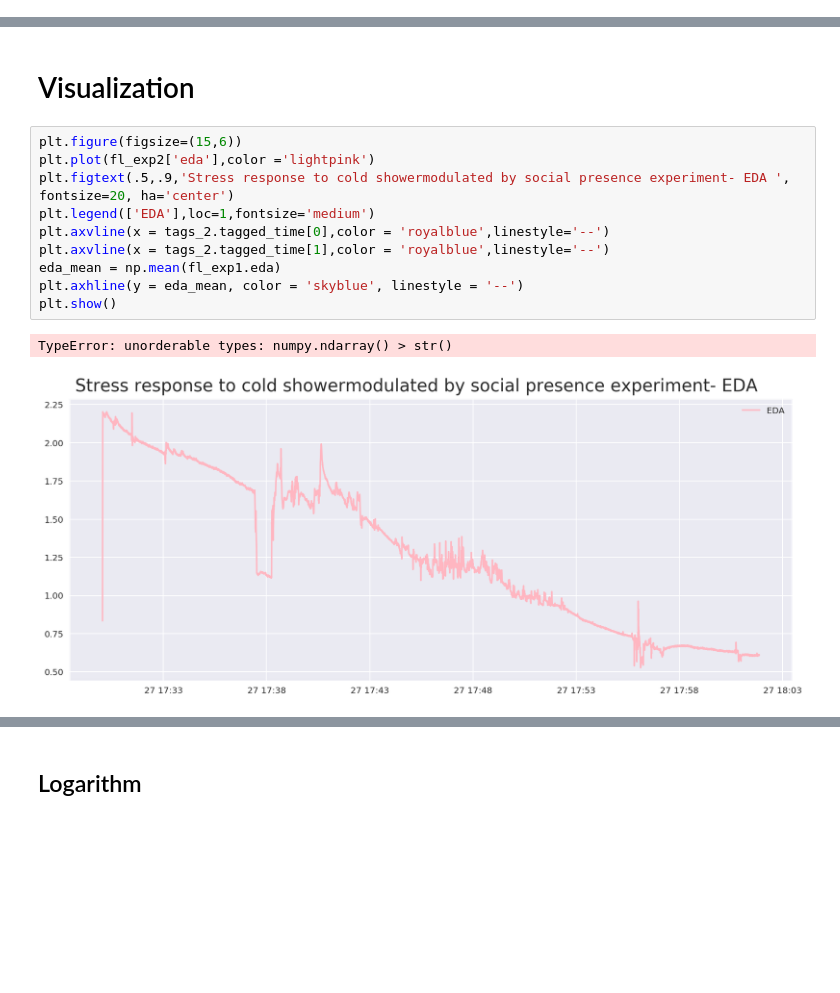
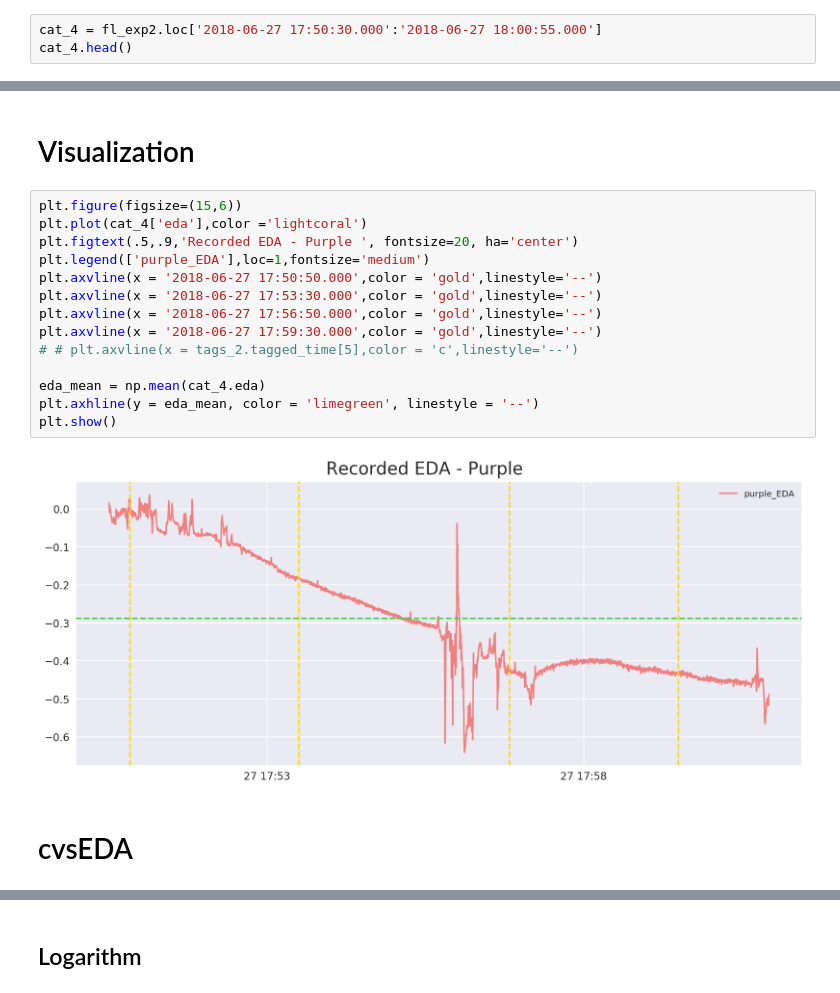
Before and after one commit to haohanwang23/coldshowershower_socialpresence, a Jupyter notebook: new/analysis/analysis2.ipynb, the cells around one changed output, grey strips where cells are left out. Cells and saved outputs as stored; diff of their text form; blank space fills up the shorter version.

```diff
--- a/new/analysis/analysis2.ipynb
+++ b/new/analysis/analysis2.ipynb
@@ -134,0 +138,3 @@ tags_2.tagged_time[0]
+# %%
+cat_4 = fl_exp2.loc['2018-06-27 17:50:30.000':'2018-06-27 18:00:55.000']
+cat_4.head()
@@ -136,14 +149,19 @@ tags_2.tagged_time[0]
 # Visualization
 # %%
 plt.figure(figsize=(15,6))
-plt.plot(fl_exp2['eda'],color ='lightpink')
-plt.figtext(.5,.9,'Stress response to cold showermodulated by social presence experiment- EDA ', fontsize=20, ha='center')
-plt.legend(['EDA'],loc=1,fontsize='medium')
-plt.axvline(x = tags_2.tagged_time[0],color = 'royalblue',linestyle='--')
-plt.axvline(x = tags_2.tagged_time[1],color = 'royalblue',linestyle='--')
-eda_mean = np.mean(fl_exp1.eda)
-plt.axhline(y = eda_mean, color = 'skyblue', linestyle = '--')
+plt.plot(cat_4['eda'],color ='lightcoral')
+plt.figtext(.5,.9,'Recorded EDA - Purple ', fontsize=20, ha='center')
+plt.legend(['purple_EDA'],loc=1,fontsize='medium')
+plt.axvline(x = '2018-06-27 17:50:50.000',color = 'gold',linestyle='--')
+plt.axvline(x = '2018-06-27 17:53:30.000',color = 'gold',linestyle='--')
+plt.axvline(x = '2018-06-27 17:56:50.000',color = 'gold',linestyle='--')
+plt.axvline(x = '2018-06-27 17:59:30.000',color = 'gold',linestyle='--')
+# # plt.axvline(x = tags_2.tagged_time[5],color = 'c',linestyle='--')
+
+eda_mean = np.mean(cat_4.eda)
+plt.axhline(y = eda_mean, color = 'limegreen', linestyle = '--')
 plt.show()
 # %% [output]
-TypeError: unorderable types: numpy.ndarray() > str()
-[figure, old version]
+[figure, new version]
+# %% [markdown]
+# cvsEDA
```
Also changed, not shown: parts of 11 cells of this notebook, 9 other files.
